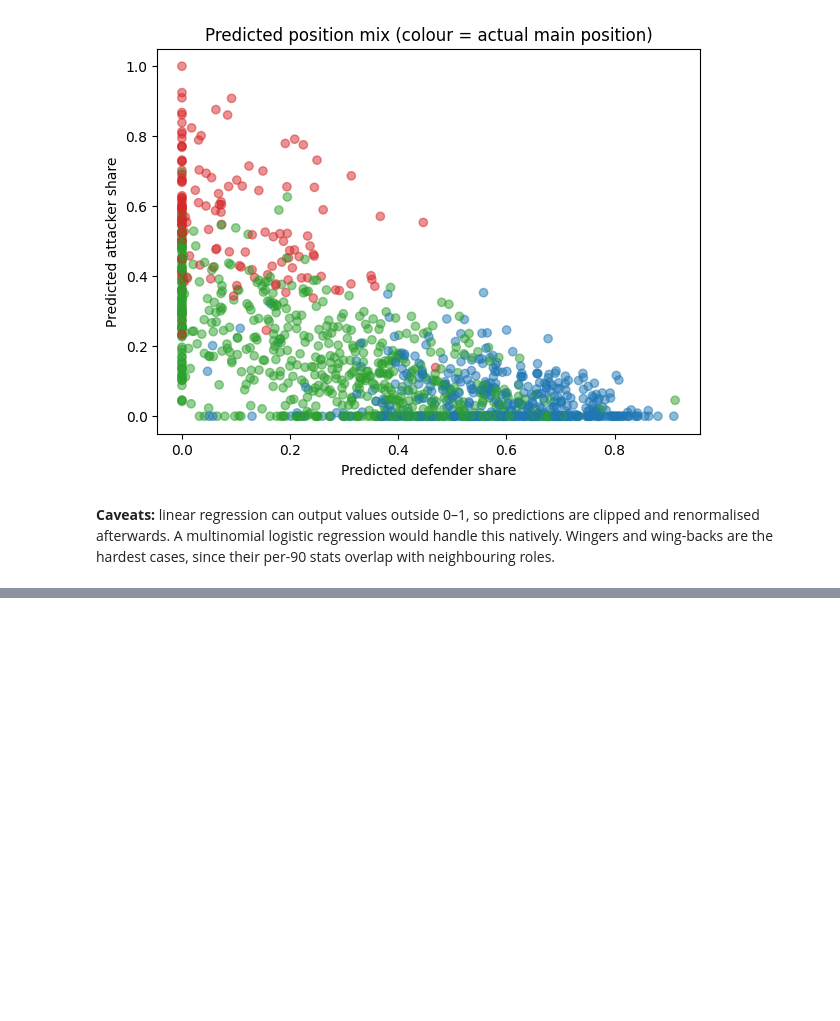
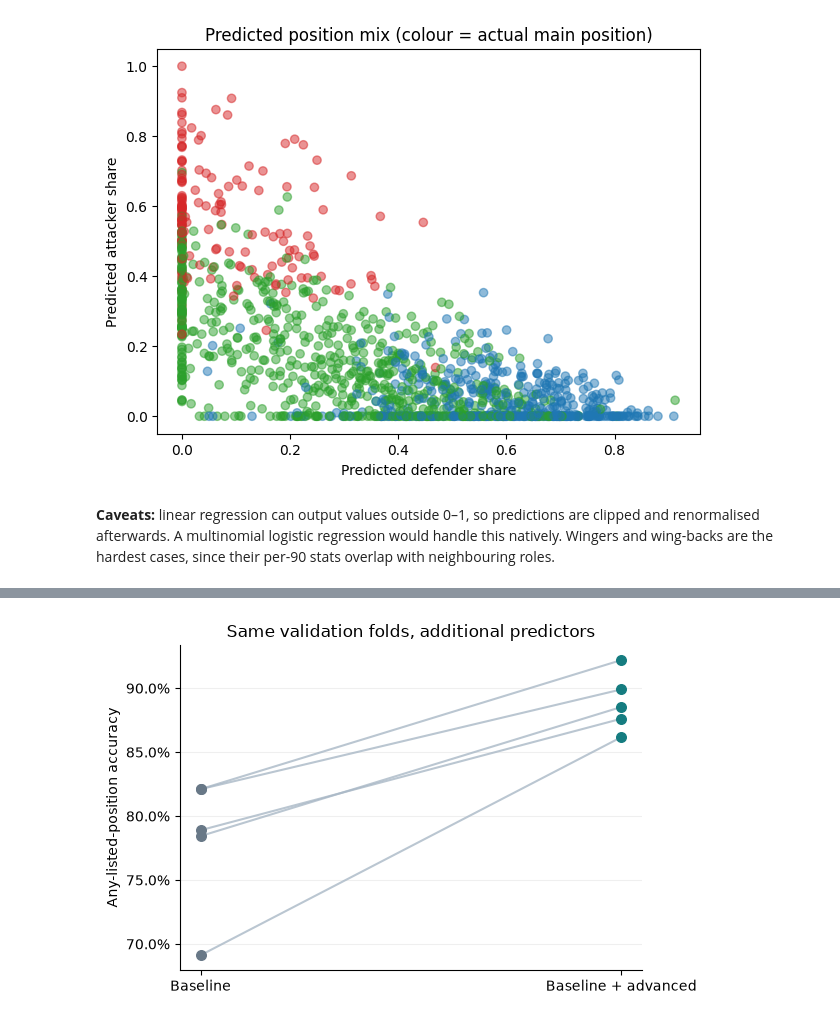
Before and after one commit to zaiddib1/AI_Football_Project, a Jupyter notebook: position_linear_regression.ipynb, the cells around one changed output, grey strips where cells are left out. Drawn from its saved outputs; the diff is of its cells as text; code cells hidden in the pictures; blank space fills up the shorter version.

Commit message:
Retry all three with enhanced data

```diff
--- a/position_linear_regression.ipynb
+++ b/position_linear_regression.ipynb
@@ -145,0 +158,27 @@ ax.set_title('Predicted position mix (colour = actual main position)'); plt.show
+# %%
+# Run this appended section independently; no variables from earlier cells are required.
+from pathlib import Path as adv_Path
+import sys as adv_sys
+import numpy as adv_np
+import pandas as adv_pd
+import matplotlib.pyplot as adv_plt
+from IPython.display import display as adv_display, Markdown as adv_Markdown
+
+adv_project = adv_Path.cwd()
+if not (adv_project / 'advanced_position_comparison.py').is_file():
+    adv_project = adv_project / 'AI_Football_Project'
+if str(adv_project) not in adv_sys.path:
+    adv_sys.path.insert(0, str(adv_project))
+from advanced_position_comparison import (
+    BASE_FEATURES as adv_base_features, ADVANCED_FEATURES as adv_extra_features,
+    OUT as adv_output, run_experiment as adv_run_experiment,
+    summary_table as adv_summary_table, conclusion as adv_conclusion,
+)
+
+adv_model_kind = 'linear'
+# Fits are cached only when the source-file and implementation hashes agree.
+# Set force=True to recompute all paired fits from the frozen source captures.
+adv_data, adv_cohort, adv_result = adv_run_experiment(adv_model_kind, force=False)
+print(f"Compared {len(adv_data):,} verified records from {adv_cohort['old_notebook_eligible']:,} originally eligible records.")
+print('Baseline predictors:', adv_base_features)
+print('Added predictors:', adv_extra_features)
@@ -145,0 +207,19 @@ ax.set_title('Predicted position mix (colour = actual main position)'); plt.show
+# %%
+adv_folds = adv_pd.read_csv(adv_output / adv_model_kind / 'fold_scores.csv')
+adv_paired = adv_folds.pivot(index='fold', columns='arm', values='any_position_accuracy')
+adv_fig, adv_ax = adv_plt.subplots(figsize=(6.2, 4.0))
+for adv_fold, adv_row in adv_paired.iterrows():
+    adv_ax.plot([0, 1], adv_row[['Baseline', 'Baseline + advanced']], color='#a9b8c6', alpha=.8)
+adv_ax.scatter(adv_np.zeros(len(adv_paired)), adv_paired['Baseline'], color='#687887', s=48, zorder=3)
+adv_ax.scatter(adv_np.ones(len(adv_paired)), adv_paired['Baseline + advanced'], color='#157c80', s=48, zorder=3)
+adv_ax.set_xticks([0, 1], ['Baseline', 'Baseline + advanced'])
+adv_ax.set_ylabel('Any-listed-position accuracy')
+adv_ax.set_title('Same validation folds, additional predictors')
+adv_ax.yaxis.set_major_formatter(adv_plt.matplotlib.ticker.PercentFormatter(1))
+adv_ax.grid(axis='y', alpha=.2)
+adv_ax.spines[['top', 'right']].set_visible(False)
+adv_fig.tight_layout()
+adv_fig.savefig(adv_output / adv_model_kind / 'paired_accuracy.png', dpi=160)
+adv_plt.show()
+# %% [output]
+[figure, added]
```
Also changed, not shown: parts of 6 cells of this notebook, 50 other files.
